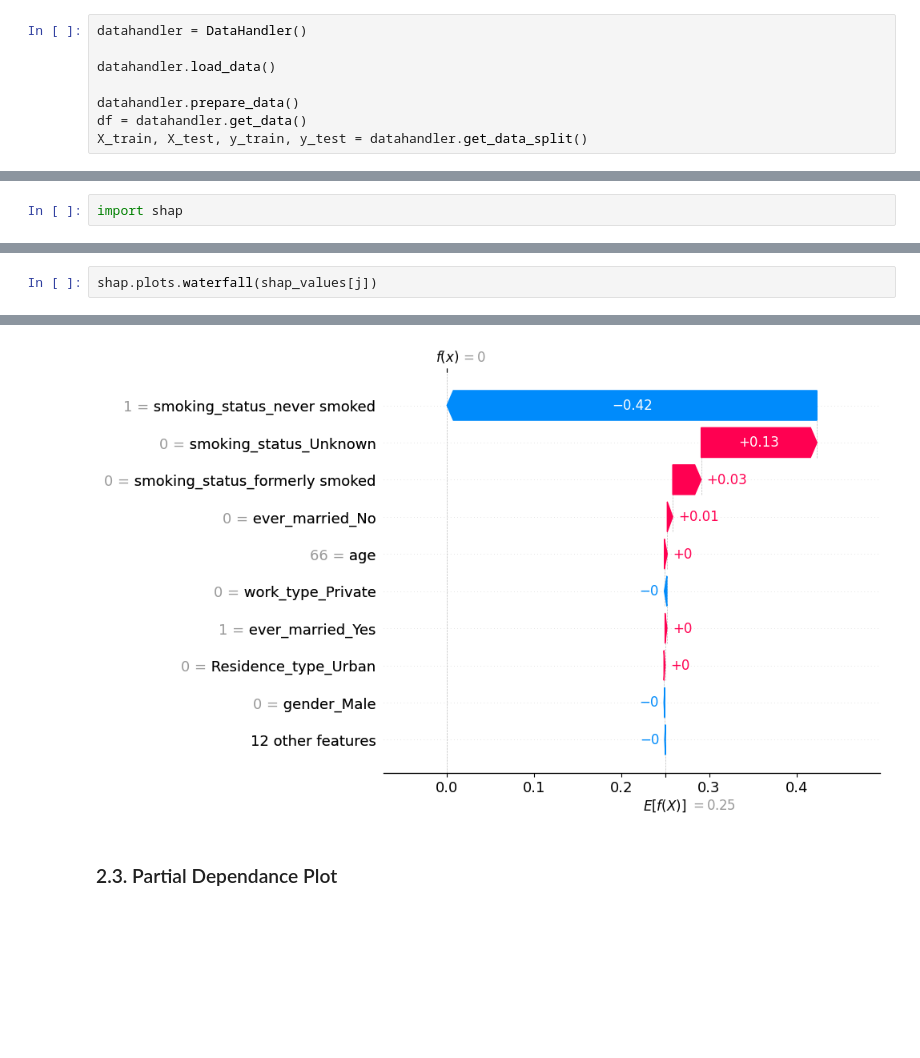
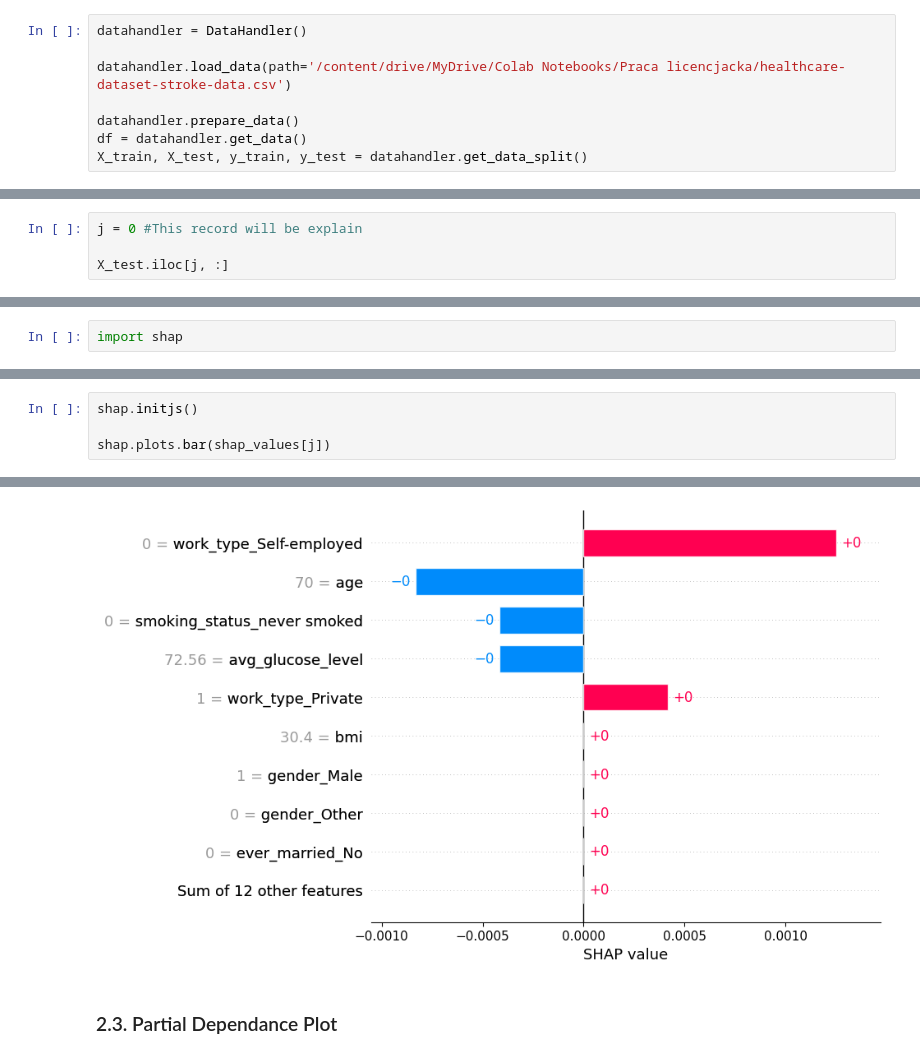
Before and after one commit to ST4N3R/xai, a Jupyter notebook: blackboxmodels.ipynb, the cells around one changed output, grey strips where cells are left out. Drawn from its saved outputs; the diff is of its cells as text; blank space fills up the shorter version.

Commit message:
Added code from privte google drive

```diff
--- a/blackboxmodels.ipynb
+++ b/blackboxmodels.ipynb
@@ -10,7 +10,7 @@ import numpy as np
 # %%
 datahandler = DataHandler()
 
-datahandler.load_data()
+datahandler.load_data(path='/content/drive/MyDrive/Colab Notebooks/Praca licencjacka/healthcare-dataset-stroke-data.csv')
 
 datahandler.prepare_data()
 df = datahandler.get_data()
@@ -55,0 +34,4 @@ Name: 4678, dtype: float64
+# %%
+j = 0 #This record will be explain
+
+X_test.iloc[j, :]
@@ -113,3 +274,5 @@ shap.plots.force(shap_values.base_values[j],
 # %%
-shap.plots.waterfall(shap_values[j])
+shap.initjs()
+
+shap.plots.bar(shap_values[j])
 # %% [output]
@@ -116,4 +280,4 @@ shap.plots.waterfall(shap_values[j])
-[figure, old version]
+[figure, new version]
 # %% [markdown]
 ### 2.3. Partial Dependance Plot
 # %%
```
Also changed, not shown: parts of 33 cells of this notebook, 16 other files.
